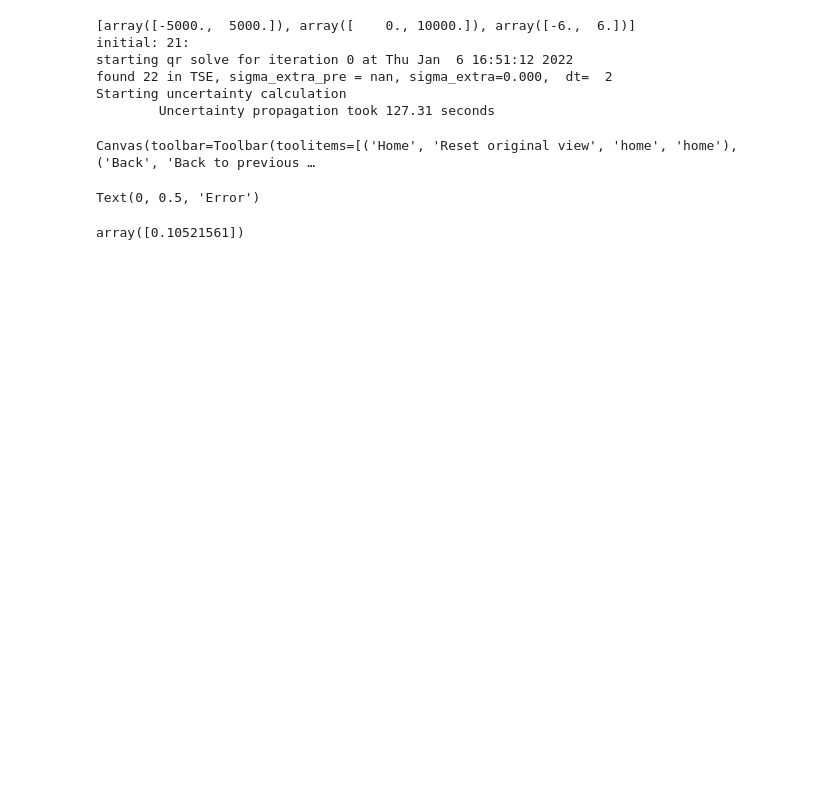
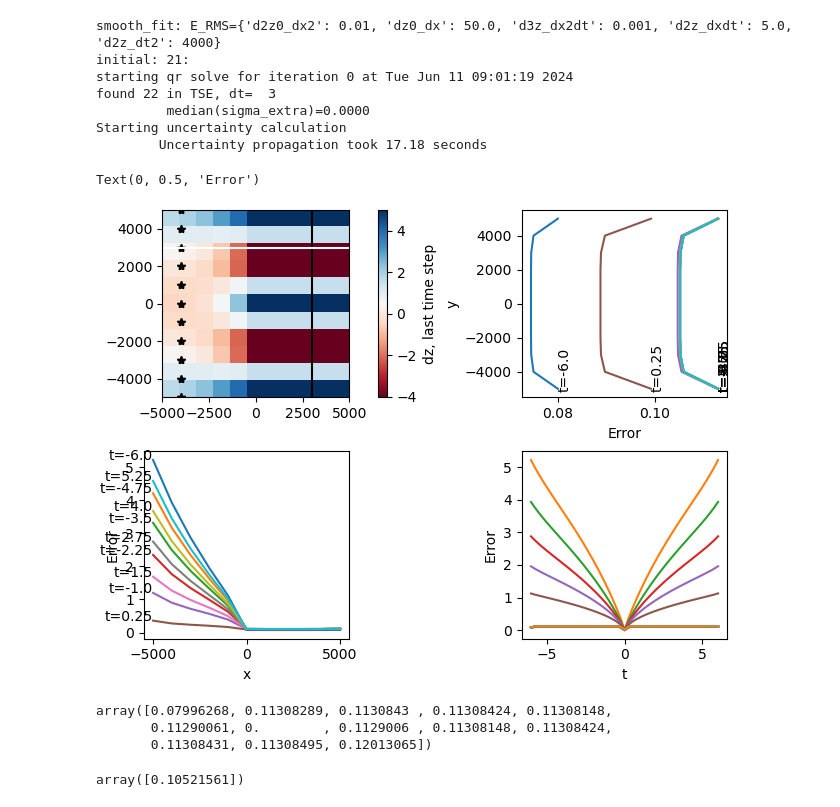
Before and after one commit to SmithB/LSsurf, a Jupyter notebook: notebooks/match_dz_demo.ipynb, the cells around one changed output. Cells and saved outputs as stored; diff of their text form; code cells hidden in the pictures; blank space fills up the shorter version.

```diff
--- a/notebooks/match_dz_demo.ipynb
+++ b/notebooks/match_dz_demo.ipynb
@@ -52,5 +100,4 @@ Text(0, 0.5, 'y')
 # %%
-import pdb
 E_d3zdx2dt=0.001
 E_d2z0dx2=0.01
 E_d2zdt2=4000
@@ -64,31 +111,48 @@ m_spacing={'z0':100, 'dz':1000, 'dt':0.25}
 ref_epoch=np.ceil(W['t']/m_spacing['dt']/2.)
 
 # run the fit
-S=smooth_xytb_fit_aug(data=data, ctr=ctr, W=W, spacing=m_spacing, E_RMS=E_RMS,
+S=smooth_fit(data=data, ctr=ctr, W=W, spacing=m_spacing, E_RMS=E_RMS,
                  reference_epoch=ref_epoch, compute_E=True,
                  max_iterations=1, prior_args=prior_args,
                  VERBOSE=True,
                  dzdt_lags=[1])
 # %% [output]
-[array([-5000.,  5000.]), array([    0., 10000.]), array([-6.,  6.])]
+smooth_fit: E_RMS={'d2z0_dx2': 0.01, 'dz0_dx': 50.0, 'd3z_dx2dt': 0.001, 'd2z_dxdt': 5.0, 'd2z_dt2': 4000}
 initial: 21:
-starting qr solve for iteration 0 at Thu Jan  6 16:51:12 2022
-found 22 in TSE, sigma_extra_pre = nan, sigma_extra=0.000,  dt=  2
+starting qr solve for iteration 0 at Tue Jun 11 09:01:19 2024
+found 22 in TSE, dt=  3
+         median(sigma_extra)=0.0000
 Starting uncertainty calculation
-        Uncertainty propagation took 127.31 seconds
+        Uncertainty propagation took 17.18 seconds
 # %%
-hfig, hax=plt.subplots(2, 2); hax=hax.ravel()
-hi=hax[0].imshow(S['m']['dz'].dz[:,:,-1], extent=S['m']['dz'].extent); plt.colorbar(mappable=hi, ax=hax[0])
+hfig, hax=plt.subplots(2, 2, layout='constrained'); hax=hax.ravel()
+hi=hax[0].imshow(S['m']['dz'].dz[:,:,-1], extent=S['m']['dz'].extent, origin='lower', cmap='RdBu');
+plt.colorbar(mappable=hi, ax=hax[0], label='dz, last time step')
+hax[0].plot(data.x, data.y,'k*')
 hax[0].plot(S['E']['sigma_dz'].x[-3]+np.zeros(S['E']['sigma_dz'].shape[0]), S['E']['sigma_dz'].y, 'k')
 hax[0].plot(S['E']['sigma_dz'].x, S['E']['sigma_dz'].y[-3]+np.zeros(S['E']['sigma_dz'].shape[1]), 'w')
 
-hax[1].plot(S['E']['sigma_dz'].sigma_dz[:, -3, :], S['E']['sigma_dz'].y); hax[1].set_xlabel('Error'); hax[1].set_ylabel('y')
-hax[2].plot(S['E']['sigma_dz'].x, S['E']['sigma_dz'].sigma_dz[-3, :, :]); hax[2].set_ylabel('Error'); hax[2].set_xlabel('x')
-hax[3].plot(S['E']['sigma_dz'].time, S['E']['sigma_dz'].sigma_dz[:,-3,:].T)
+labels=[f't={ti}' for ti in S['E']['sigma_dz'].time[::5]]
+hax[1].plot(S['E']['sigma_dz'].sigma_dz[:, -3, ::5], S['E']['sigma_dz'].y, label=labels); hax[1].set_xlabel('Error'); hax[1].set_ylabel('y')
+for label, si in zip(labels, S['E']['sigma_dz'].sigma_dz[0, -3, ::5]):
+    hax[1].text(si, S['E']['sigma_dz'].y[0], label, rotation=90)
+
+hax[2].plot(S['E']['sigma_dz'].x, S['E']['sigma_dz'].sigma_dz[-3, :, ::5], label=labels); hax[2].set_ylabel('Error'); hax[2].set_xlabel('x')
+for label, si in zip(labels, S['E']['sigma_dz'].sigma_dz[-3, 0, ::5]):
+    hax[2].text(S['E']['sigma_dz'].x[0], si, label, ha='right')
+
+hax[3].plot(S['E']['sigma_dz'].time[:], S['E']['sigma_dz'].sigma_dz[:,-3,:].T)
+hax[3].plot(S['E']['sigma_dz'].time[:], S['E']['sigma_dz'].sigma_dz[-3,:,:].T)
 hax[3].set_xlabel('t'); hax[3].set_ylabel('Error')
 # %% [output]
-Canvas(toolbar=Toolbar(toolitems=[('Home', 'Reset original view', 'home', 'home'), ('Back', 'Back to previous …
+Text(0, 0.5, 'Error')
-Text(0, 0.5, 'Error')
+[figure, added]
+# %%
+si
+# %% [output]
+array([0.07996268, 0.11308289, 0.1130843 , 0.11308424, 0.11308148,
+       0.11290061, 0.        , 0.1129006 , 0.11308148, 0.11308424,
+       0.11308431, 0.11308495, 0.12013065])
 # %%
 t_ind = np.flatnonzero(S['E']['sigma_dz'].time==2)
 x_ind = np.flatnonzero(S['E']['sigma_dz'].x==3000)
```
Also changed, not shown: parts of 13 cells of this notebook.
